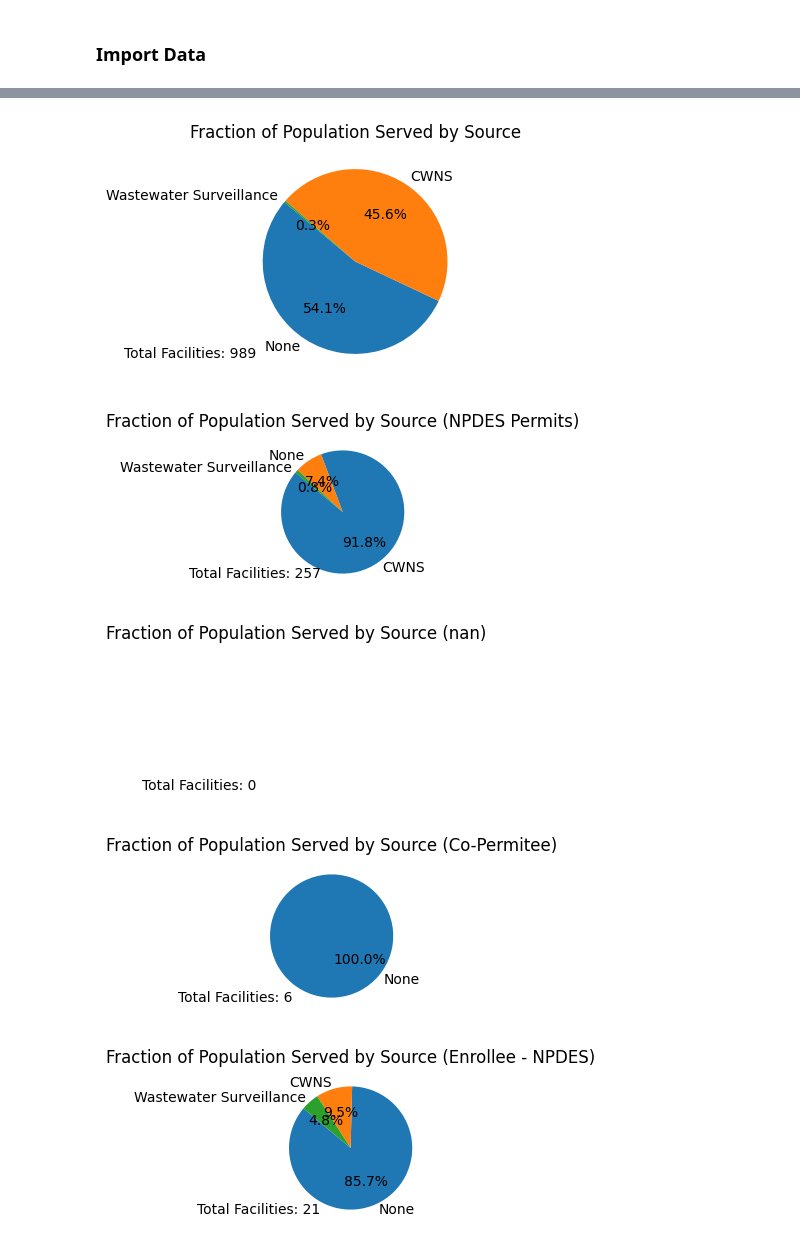
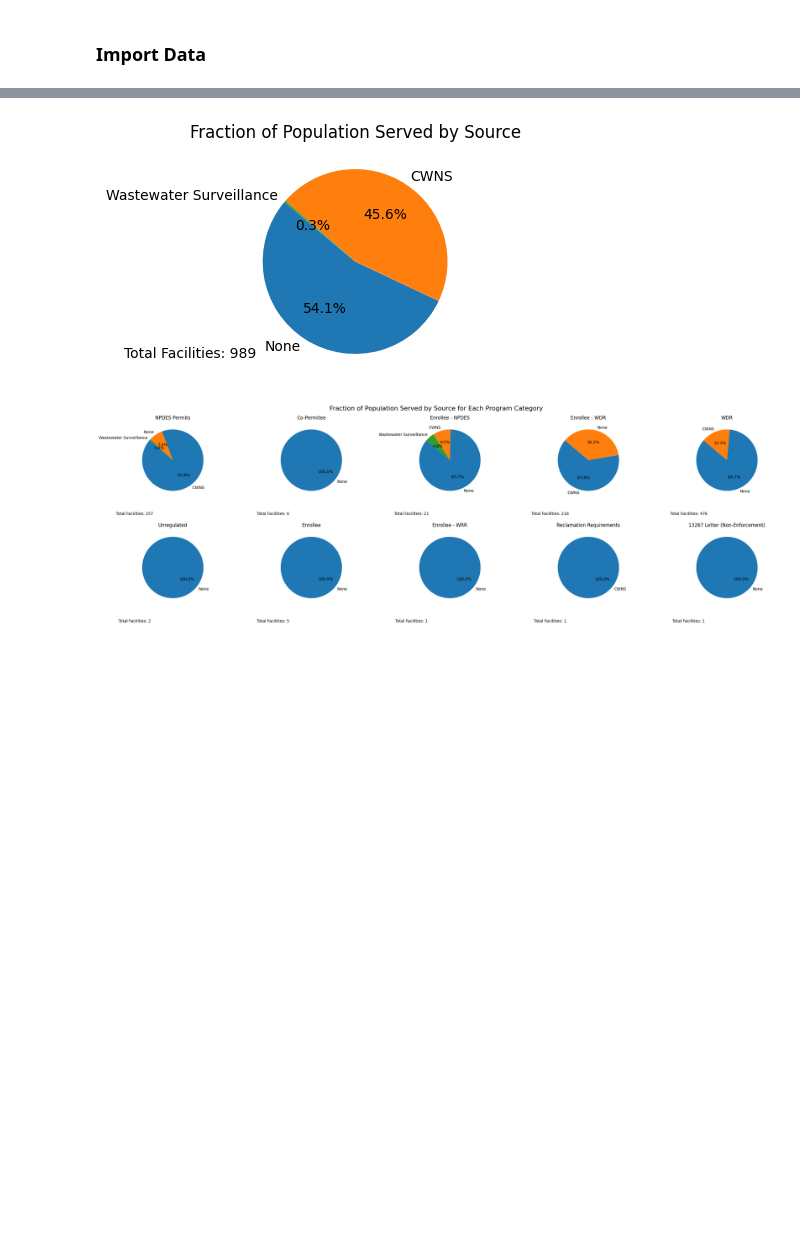
Before and after one commit to dalyw/us-sewersheds, a Jupyter notebook: step2_population_served.ipynb, the cells around one changed output, grey strips where cells are left out. Drawn from its saved outputs; the diff is of its cells as text; code cells hidden in the pictures; blank space fills up the shorter version.

```diff
--- a/step2_population_served.ipynb
+++ b/step2_population_served.ipynb
@@ -88,26 +95,31 @@ ciwqs_facilities['POPULATION_SERVED'] = ciwqs_facilities['POPULATION_SERVED'].as
 # %%
 # Pie chart of fraction of population served by source
 pop_counts = ciwqs_facilities['POPULATION_SOURCE'].value_counts()
 plt.figure(figsize=(4, 3))
 plt.pie(pop_counts, labels=pop_counts.index, autopct='%1.1f%%', startangle=140)
 plt.title('Fraction of Population Served by Source')
 # print total number of facilities in ciwqs_facilities on figure
 plt.text(-0.5, 0.1, f'Total Facilities: {len(ciwqs_facilities)}', horizontalalignment='left', verticalalignment='center', transform=plt.gca().transAxes)
 plt.show()
 
-# for each program category
-for program_category in ciwqs_facilities['REG MEASURE TYPE'].unique():
+# Get unique program categories
+program_categories = ciwqs_facilities[ciwqs_facilities['REG MEASURE TYPE'].notna()]['REG MEASURE TYPE'].unique()
+n_cols = (len(program_categories) + 1) // 2
+fig, axs = plt.subplots(2, n_cols, figsize=(5*n_cols, 8), squeeze=False)
+fig.suptitle('Fraction of Population Served by Source for Each Program Category', fontsize=16)
+axs_flat = axs.flatten()
+for idx, program_category in enumerate(program_categories):
     category_facilities = ciwqs_facilities[ciwqs_facilities['REG MEASURE TYPE'] == program_category]
     category_pop_counts = category_facilities['POPULATION_SOURCE'].value_counts()
-    plt.figure(figsize=(3, 2))
-    plt.pie(category_pop_counts, labels=category_pop_counts.index, autopct='%1.1f%%', startangle=140)
-    plt.title(f'Fraction of Population Served by Source ({program_category})')
-    # print total number of facilities in category_facilities on figure
-    plt.text(-0.5, 0.1, f'Total Facilities: {len(category_facilities)}', horizontalalignment='left', verticalalignment='center', transform=plt.gca().transAxes)
-    plt.show()
+
+    axs_flat[idx].pie(category_pop_counts, labels=category_pop_counts.index, autopct='%1.1f%%', startangle=140)
+    axs_flat[idx].set_title(f'{program_category}')
+    axs_flat[idx].text(0, -0.2, f'Total Facilities: {len(category_facilities)}', ha='center', va='center', transform=axs_flat[idx].transAxes)
+for idx in range(len(program_categories), len(axs_flat)):
+    fig.delaxes(axs_flat[idx])
+plt.tight_layout()
+plt.subplots_adjust(hspace=0.4)  # Increase vertical space between subplots
+plt.show()
 # %% [output]
 [figure]
-[figure, old version]
+[figure, new version]
-[figure, removed]
-[figure, removed]
-[figure, removed]
```
Also changed, not shown: parts of 7 cells of this notebook, 18 other files.
